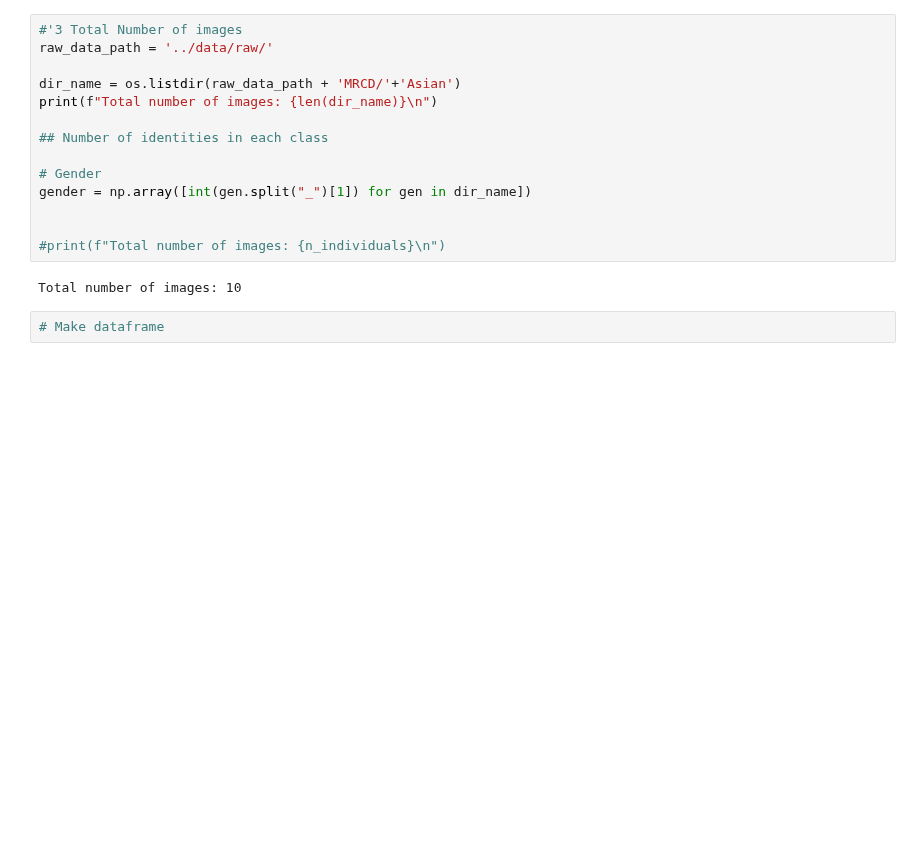
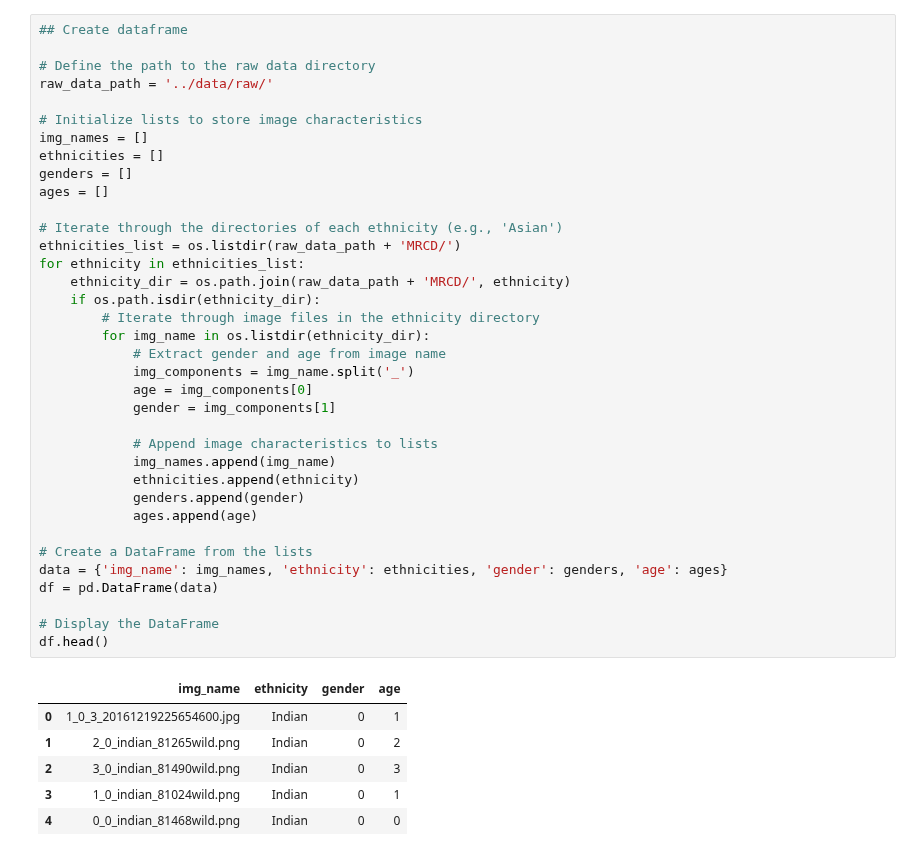
Before and after one commit to Kat-Gabi/Master_Thesis, a Jupyter notebook: notebooks/data_loading_mrcd.ipynb, the cells around one changed output. Drawn from its saved outputs; the diff is of its cells as text; blank space fills up the shorter version.

Commit message:
temp. desc. data

```diff
--- a/notebooks/data_loading_mrcd.ipynb
+++ b/notebooks/data_loading_mrcd.ipynb
@@ -59,18 +30,43 @@ print("Total number of images:", total_images)
-# %%
-#'3 Total Number of images
-raw_data_path = '../data/raw/'
-
-dir_name = os.listdir(raw_data_path + 'MRCD/'+'Asian')
-print(f"Total number of images: {len(dir_name)}\n")
-
-## Number of identities in each class
-
-# Gender
-gender = np.array([int(gen.split("_")[1]) for gen in dir_name])
-
-
-#print(f"Total number of images: {n_individuals}\n")
-# %% [output]
-Total number of images: 10
-# %%
-# Make dataframe
+# %%
+## Create dataframe
+
+# Define the path to the raw data directory
+raw_data_path = '../data/raw/'
+
+# Initialize lists to store image characteristics
+img_names = []
+ethnicities = []
+genders = []
+ages = []
+
+# Iterate through the directories of each ethnicity (e.g., 'Asian')
+ethnicities_list = os.listdir(raw_data_path + 'MRCD/')
+for ethnicity in ethnicities_list:
+    ethnicity_dir = os.path.join(raw_data_path + 'MRCD/', ethnicity)
+    if os.path.isdir(ethnicity_dir):
+        # Iterate through image files in the ethnicity directory
+        for img_name in os.listdir(ethnicity_dir):
+            # Extract gender and age from image name
+            img_components = img_name.split('_')
+            age = img_components[0]
+            gender = img_components[1]
+
+            # Append image characteristics to lists
+            img_names.append(img_name)
+            ethnicities.append(ethnicity)
+            genders.append(gender)
+            ages.append(age)
+
+# Create a DataFrame from the lists
+data = {'img_name': img_names, 'ethnicity': ethnicities, 'gender': genders, 'age': ages}
+df = pd.DataFrame(data)
+
+# Display the DataFrame
+df.head()
+# %% [output]
+|  | img_name | ethnicity | gender | age |
+| 0 | 1_0_3_20161219225654600.jpg | Indian | 0 | 1 |
+| 1 | 2_0_indian_81265wild.png | Indian | 0 | 2 |
+| 2 | 3_0_indian_81490wild.png | Indian | 0 | 3 |
+| 3 | 1_0_indian_81024wild.png | Indian | 0 | 1 |
+| 4 | 0_0_indian_81468wild.png | Indian | 0 | 0 |
```
Also changed, not shown: parts of 11 cells of this notebook, 2 other files.
